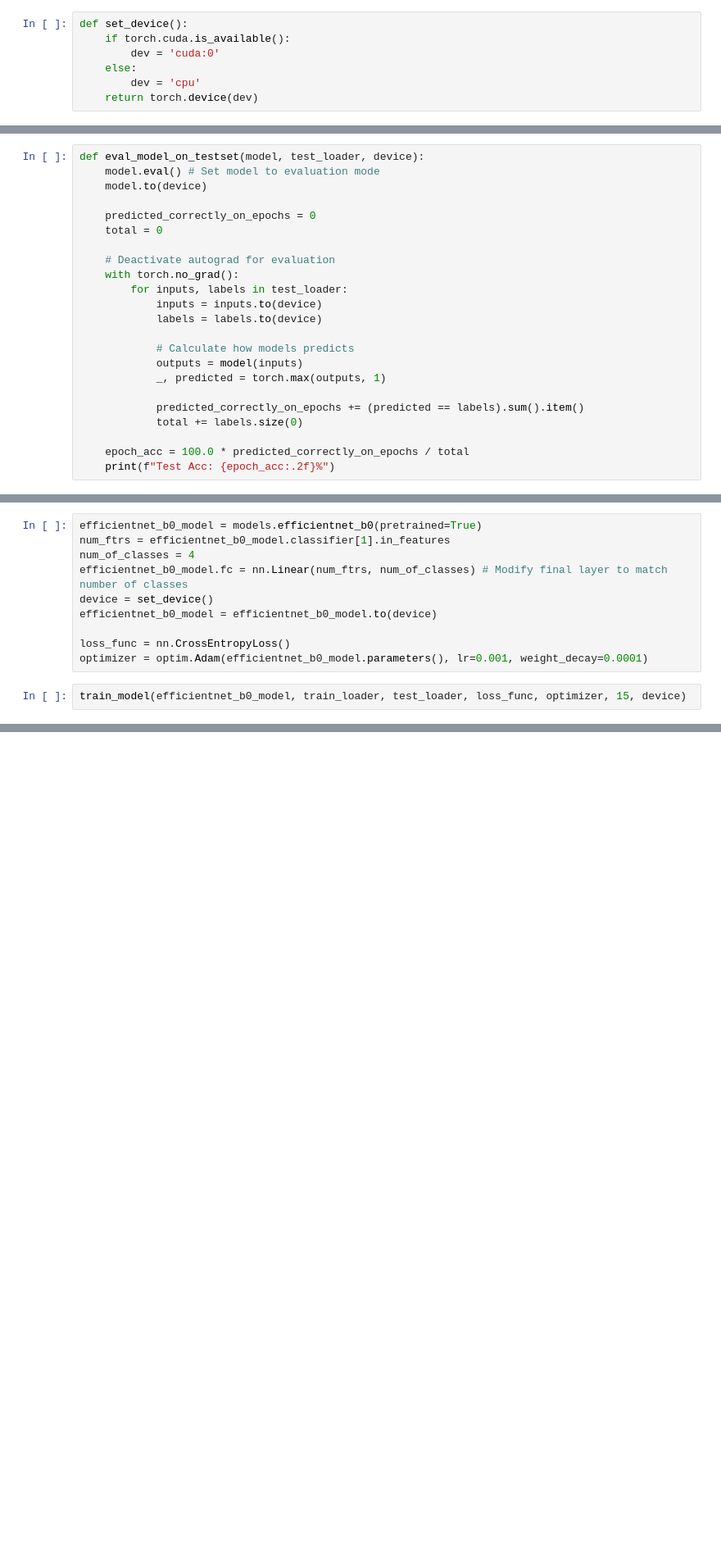
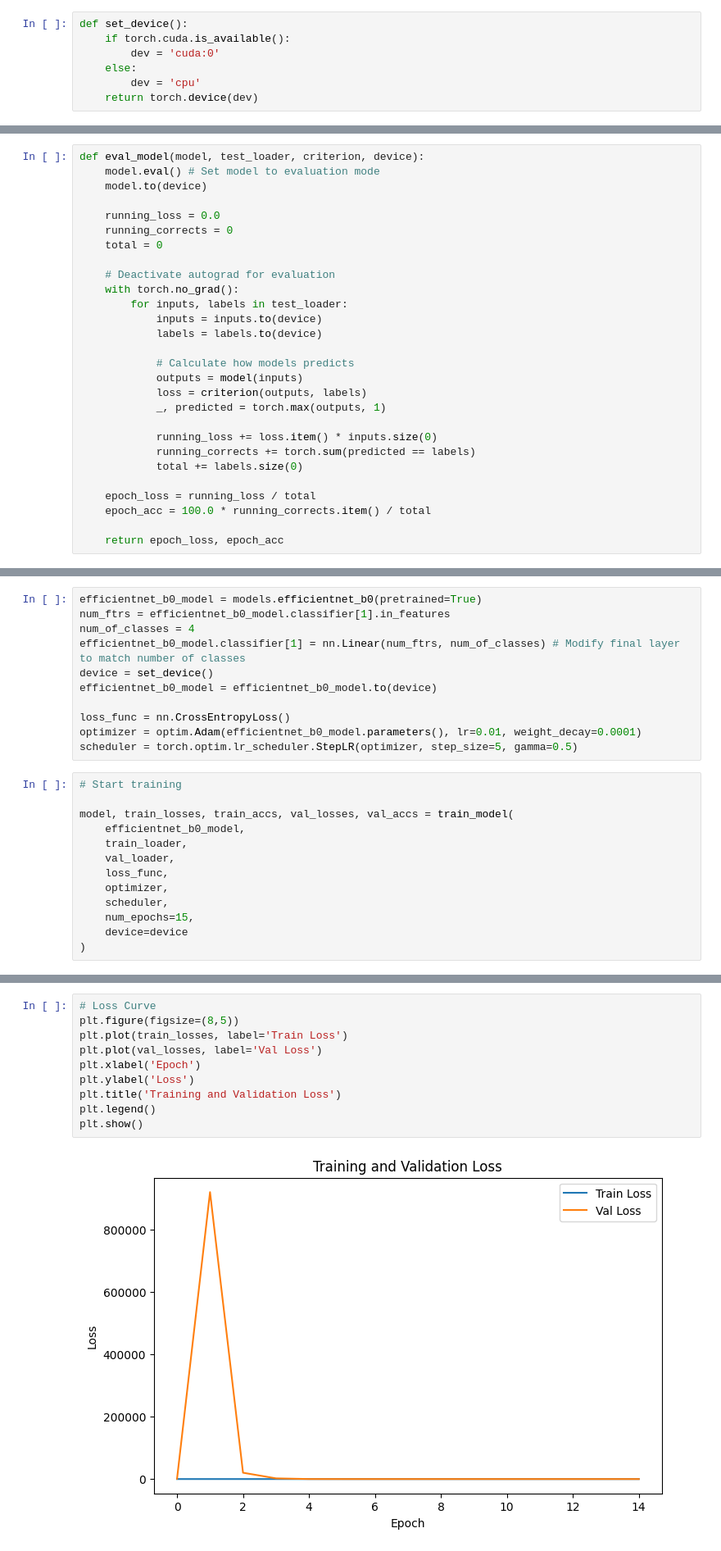
Before and after one commit to kay-16/CSC173-DeepCV-Reambonanza, a Jupyter notebook: csc173-deepcv-final-proj/notebook/initial_training.ipynb, the cells around one changed output, grey strips where cells are left out. Shown: that part at 82% size. Cells and saved outputs as stored; diff of their text form; blank space fills up the shorter version.

Commit message:
Training using 0.01 LR; 15 epochs; added more augmentations; added scheduler

```diff
--- a/csc173-deepcv-final-proj/notebook/initial_training.ipynb
+++ b/csc173-deepcv-final-proj/notebook/initial_training.ipynb
@@ -111,9 +69,10 @@ def train_model(model, train_loader, test_loader, criterion, optimizer, num_epoc
 # %%
-def eval_model_on_testset(model, test_loader, device):
+def eval_model(model, test_loader, criterion, device):
     model.eval() # Set model to evaluation mode
     model.to(device)
 
-    predicted_correctly_on_epochs = 0
+    running_loss = 0.0
+    running_corrects = 0
     total = 0
 
     # Deactivate autograd for evaluation
@@ -124,10 +83,14 @@ def eval_model_on_testset(model, test_loader, device):
 
             # Calculate how models predicts
             outputs = model(inputs)
+            loss = criterion(outputs, labels)
             _, predicted = torch.max(outputs, 1)
 
-            predicted_correctly_on_epochs += (predicted == labels).sum().item()
+            running_loss += loss.item() * inputs.size(0)
+            running_corrects += torch.sum(predicted == labels)
             total += labels.size(0)
 
-    epoch_acc = 100.0 * predicted_correctly_on_epochs / total
-    print(f"Test Acc: {epoch_acc:.2f}%")
+    epoch_loss = running_loss / total
+    epoch_acc = 100.0 * running_corrects.item() / total
+
+    return epoch_loss, epoch_acc
@@ -135,13 +157,25 @@ def eval_model_on_testset(model, test_loader, device):
 efficientnet_b0_model = models.efficientnet_b0(pretrained=True)
 num_ftrs = efficientnet_b0_model.classifier[1].in_features
 num_of_classes = 4
-efficientnet_b0_model.fc = nn.Linear(num_ftrs, num_of_classes) # Modify final layer to match number of classes
+efficientnet_b0_model.classifier[1] = nn.Linear(num_ftrs, num_of_classes) # Modify final layer to match number of classes
 device = set_device()
 efficientnet_b0_model = efficientnet_b0_model.to(device)
 
 loss_func = nn.CrossEntropyLoss()
-optimizer = optim.Adam(efficientnet_b0_model.parameters(), lr=0.001, weight_decay=0.0001)
+optimizer = optim.Adam(efficientnet_b0_model.parameters(), lr=0.01, weight_decay=0.0001)
+scheduler = torch.optim.lr_scheduler.StepLR(optimizer, step_size=5, gamma=0.5)
 # %%
-train_model(efficientnet_b0_model, train_loader, test_loader, loss_func, optimizer, 15, device)
+# Start training
+
+model, train_losses, train_accs, val_losses, val_accs = train_model(
+    efficientnet_b0_model,
+    train_loader,
+    val_loader,
+    loss_func,
+    optimizer,
+    scheduler,
+    num_epochs=15,
+    device=device
+)
 # %% [output]
 Epoch 1/15
@@ -147,0 +200,12 @@ Epoch 1/15
+# %%
+# Loss Curve
+plt.figure(figsize=(8,5))
+plt.plot(train_losses, label='Train Loss')
+plt.plot(val_losses, label='Val Loss')
+plt.xlabel('Epoch')
+plt.ylabel('Loss')
+plt.title('Training and Validation Loss')
+plt.legend()
+plt.show()
+# %% [output]
+[figure, added]
```
Also changed, not shown: parts of 6 cells of this notebook.
